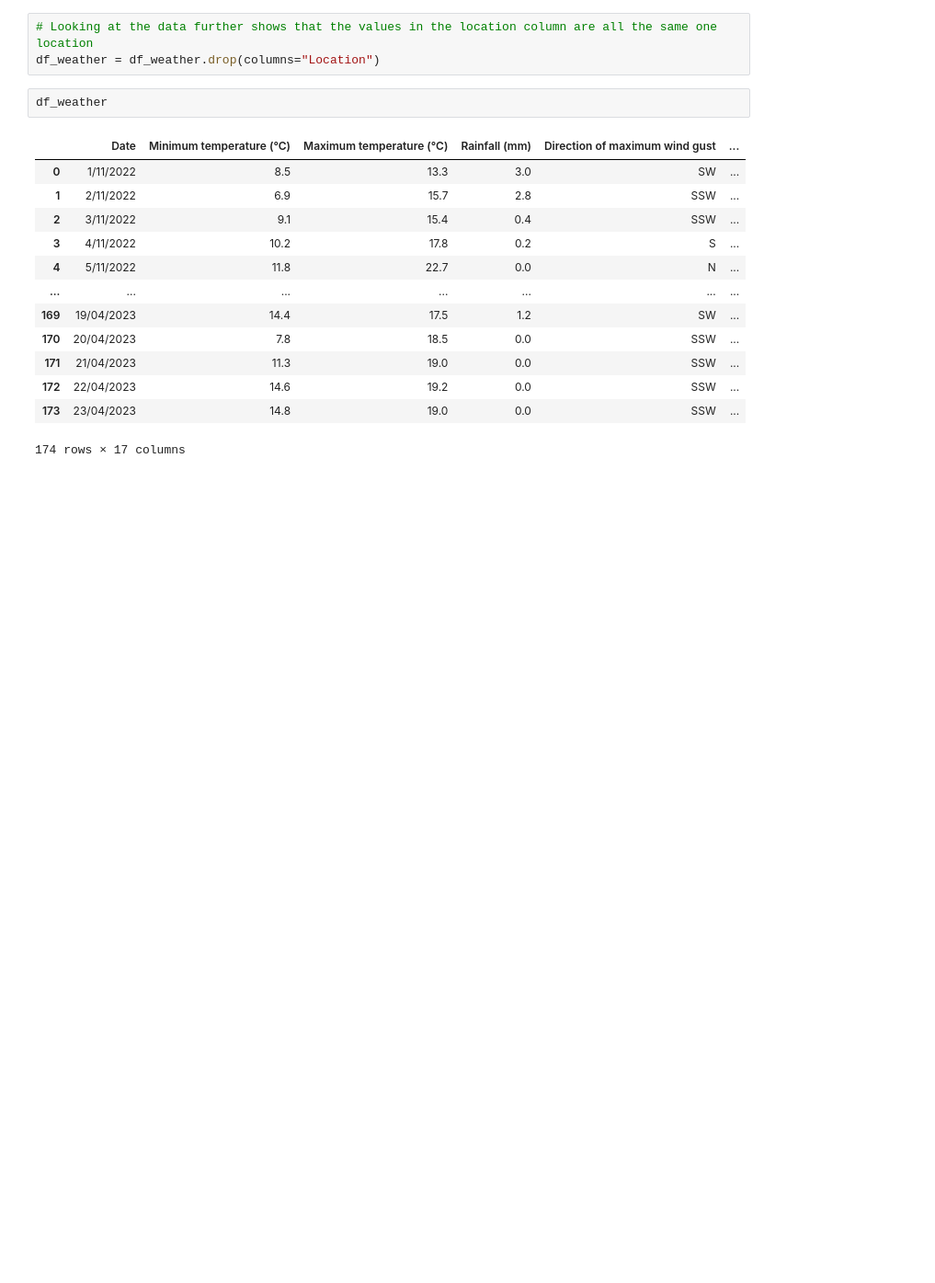
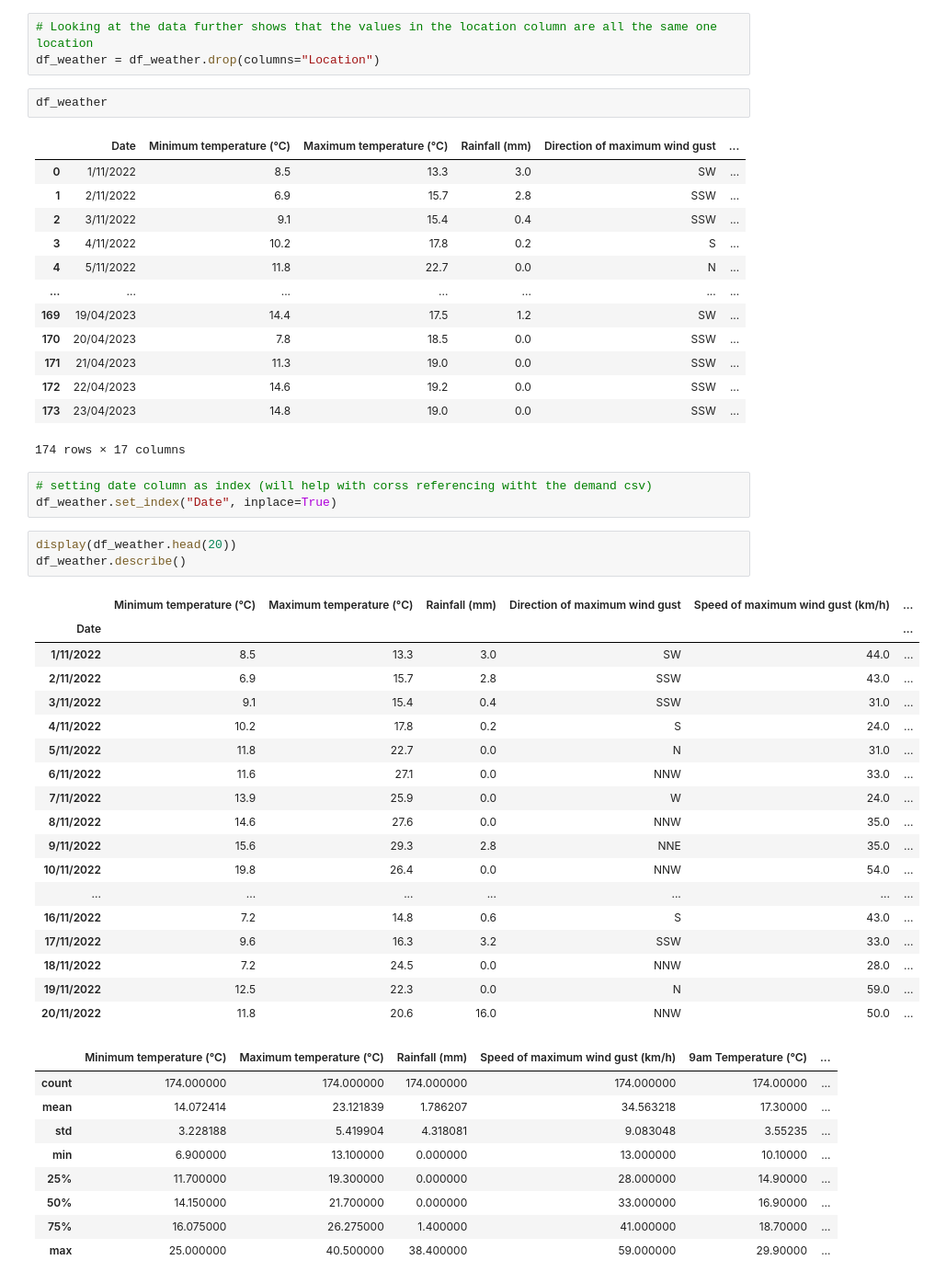
Before and after one commit to HillarP/Energy_Prediction, a Jupyter notebook: Jigar_Assignment_2.ipynb, the cells around one changed output. Shown: that part at 92% size. Drawn from its saved outputs; the diff is of its cells as text; blank space fills up the shorter version.

```diff
--- a/Jigar_Assignment_2.ipynb
+++ b/Jigar_Assignment_2.ipynb
@@ -89,3 +89,37 @@ df_weather
 | 172 | 22/04/2023 | 14.6 | 19.2 | 0.0 | SSW | ... |
 | 173 | 23/04/2023 | 14.8 | 19.0 | 0.0 | SSW | ... |
 174 rows × 17 columns
+# %%
+# setting date column as index (will help with corss referencing witht the demand csv)
+df_weather.set_index("Date", inplace=True)
+# %%
+display(df_weather.head(20))
+df_weather.describe()
+# %% [output]
+|  | Minimum temperature (°C) | Maximum temperature (°C) | Rainfall (mm) | Direction of maximum wind gust | Speed of maximum wind gust (km/h) | ... |
+| Date |  |  |  |  |  | ... |
+| 1/11/2022 | 8.5 | 13.3 | 3.0 | SW | 44.0 | ... |
+| 2/11/2022 | 6.9 | 15.7 | 2.8 | SSW | 43.0 | ... |
+| 3/11/2022 | 9.1 | 15.4 | 0.4 | SSW | 31.0 | ... |
+| 4/11/2022 | 10.2 | 17.8 | 0.2 | S | 24.0 | ... |
+| 5/11/2022 | 11.8 | 22.7 | 0.0 | N | 31.0 | ... |
+| 6/11/2022 | 11.6 | 27.1 | 0.0 | NNW | 33.0 | ... |
+| 7/11/2022 | 13.9 | 25.9 | 0.0 | W | 24.0 | ... |
+| 8/11/2022 | 14.6 | 27.6 | 0.0 | NNW | 35.0 | ... |
+| 9/11/2022 | 15.6 | 29.3 | 2.8 | NNE | 35.0 | ... |
+| 10/11/2022 | 19.8 | 26.4 | 0.0 | NNW | 54.0 | ... |
+| ... | ... | ... | ... | ... | ... | ... |
+| 16/11/2022 | 7.2 | 14.8 | 0.6 | S | 43.0 | ... |
+| 17/11/2022 | 9.6 | 16.3 | 3.2 | SSW | 33.0 | ... |
+| 18/11/2022 | 7.2 | 24.5 | 0.0 | NNW | 28.0 | ... |
+| 19/11/2022 | 12.5 | 22.3 | 0.0 | N | 59.0 | ... |
+| 20/11/2022 | 11.8 | 20.6 | 16.0 | NNW | 50.0 | ... |
+|  | Minimum temperature (°C) | Maximum temperature (°C) | Rainfall (mm) | Speed of maximum wind gust (km/h) | 9am Temperature (°C) | ... |
+| count | 174.000000 | 174.000000 | 174.000000 | 174.000000 | 174.00000 | ... |
+| mean | 14.072414 | 23.121839 | 1.786207 | 34.563218 | 17.30000 | ... |
+| std | 3.228188 | 5.419904 | 4.318081 | 9.083048 | 3.55235 | ... |
+| min | 6.900000 | 13.100000 | 0.000000 | 13.000000 | 10.10000 | ... |
+| 25% | 11.700000 | 19.300000 | 0.000000 | 28.000000 | 14.90000 | ... |
+| 50% | 14.150000 | 21.700000 | 0.000000 | 33.000000 | 16.90000 | ... |
+| 75% | 16.075000 | 26.275000 | 1.400000 | 41.000000 | 18.70000 | ... |
+| max | 25.000000 | 40.500000 | 38.400000 | 59.000000 | 29.90000 | ... |
```
Also changed, not shown: parts of 7 cells of this notebook.
